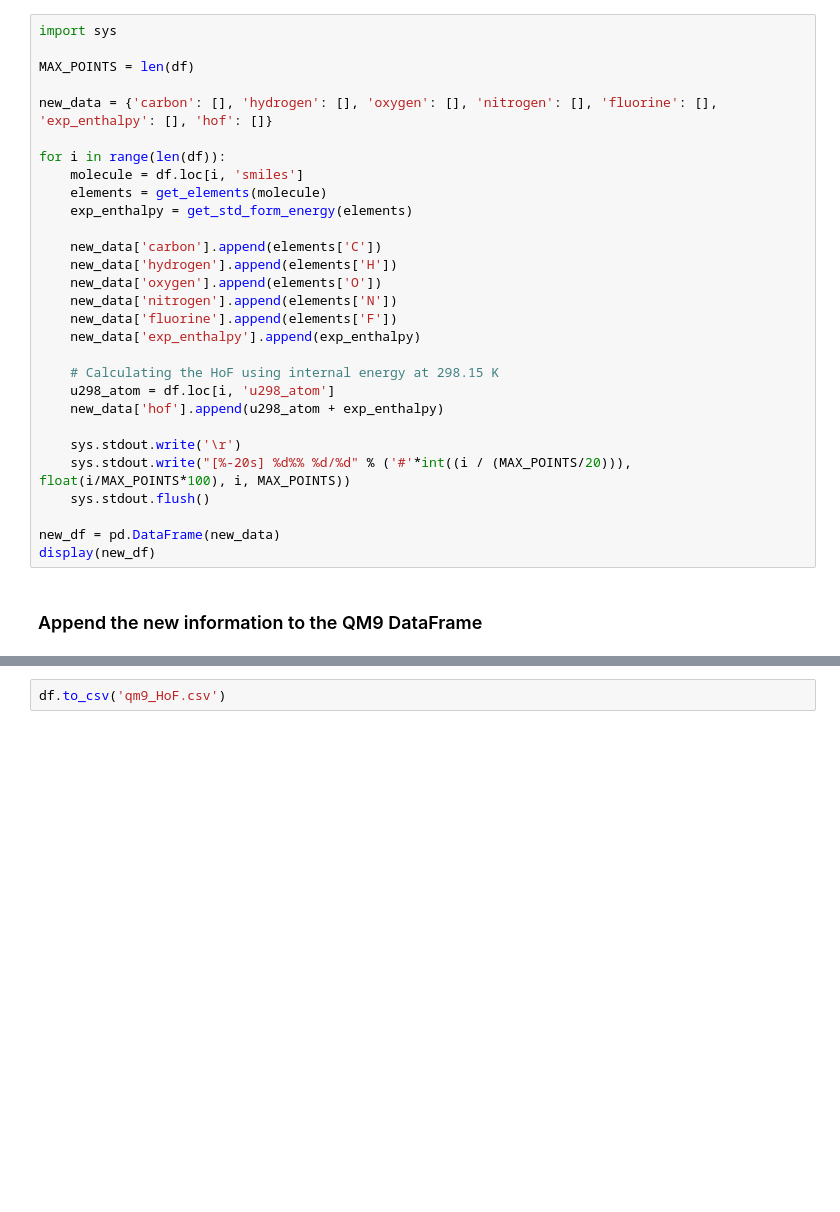
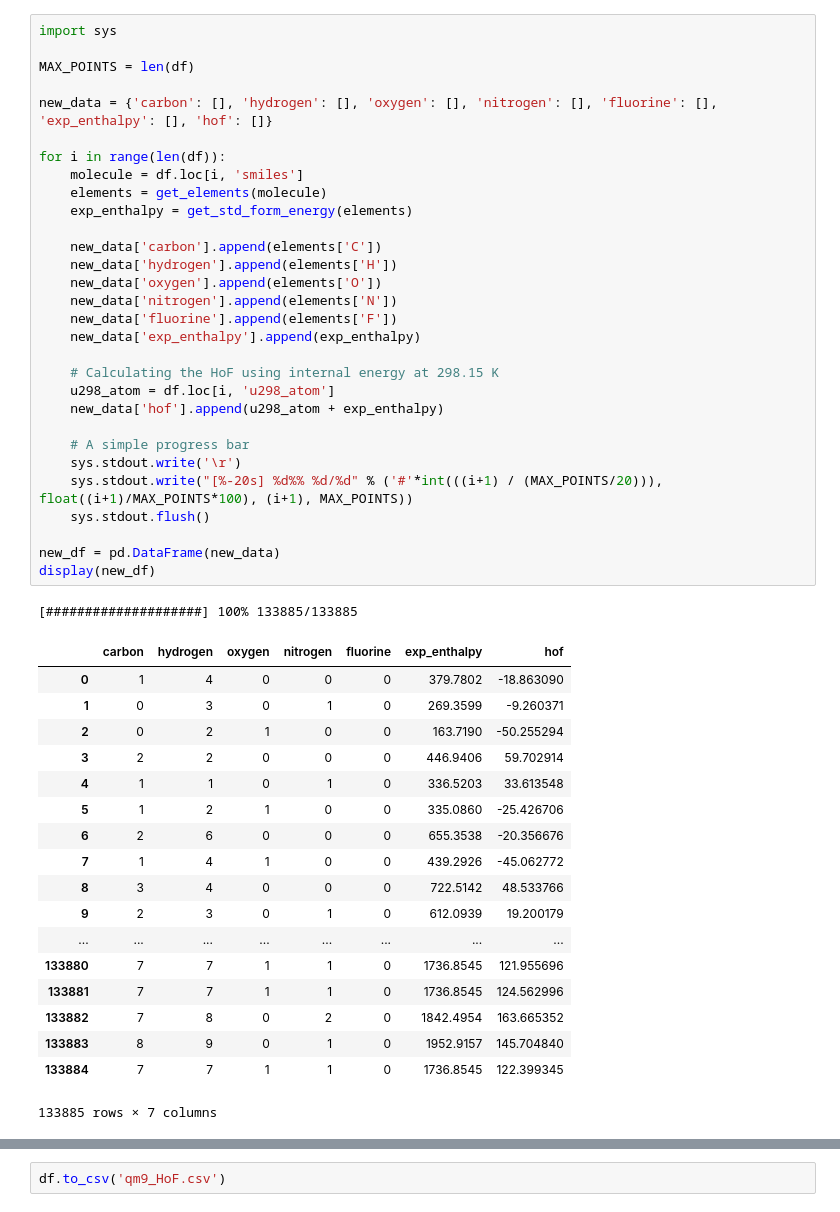
Before and after one commit to PratyushAvi/heat-of-formation-qm9, a Jupyter notebook: qm9-heat-of-formation.ipynb, the cells around one changed output, grey strips where cells are left out. Cells and saved outputs as stored; diff of their text form; blank space fills up the shorter version.

```diff
--- a/qm9-heat-of-formation.ipynb
+++ b/qm9-heat-of-formation.ipynb
@@ -77,31 +164,50 @@ Equation used to calculate the Heat of Formation: ∆fH°(CmHn; 298 K)&nbsp;)&nb
 # %%
 import sys
 
 MAX_POINTS = len(df)
 
 new_data = {'carbon': [], 'hydrogen': [], 'oxygen': [], 'nitrogen': [], 'fluorine': [], 'exp_enthalpy': [], 'hof': []}
 
 for i in range(len(df)):
     molecule = df.loc[i, 'smiles']
     elements = get_elements(molecule)
     exp_enthalpy = get_std_form_energy(elements)
 
     new_data['carbon'].append(elements['C'])
     new_data['hydrogen'].append(elements['H'])
     new_data['oxygen'].append(elements['O'])
     new_data['nitrogen'].append(elements['N'])
     new_data['fluorine'].append(elements['F'])
     new_data['exp_enthalpy'].append(exp_enthalpy)
 
     # Calculating the HoF using internal energy at 298.15 K
     u298_atom = df.loc[i, 'u298_atom']
     new_data['hof'].append(u298_atom + exp_enthalpy)
 
+    # A simple progress bar
     sys.stdout.write('\r')
-    sys.stdout.write("[%-20s] %d%% %d/%d" % ('#'*int((i / (MAX_POINTS/20))), float(i/MAX_POINTS*100), i, MAX_POINTS))
+    sys.stdout.write("[%-20s] %d%% %d/%d" % ('#'*int(((i+1) / (MAX_POINTS/20))), float((i+1)/MAX_POINTS*100), (i+1), MAX_POINTS))
     sys.stdout.flush()
 
 new_df = pd.DataFrame(new_data)
 display(new_df)
+# %% [output]
+[####################] 100% 133885/133885
+|  | carbon | hydrogen | oxygen | nitrogen | fluorine | exp_enthalpy | hof |
+| 0 | 1 | 4 | 0 | 0 | 0 | 379.7802 | -18.863090 |
+| 1 | 0 | 3 | 0 | 1 | 0 | 269.3599 | -9.260371 |
+| 2 | 0 | 2 | 1 | 0 | 0 | 163.7190 | -50.255294 |
+| 3 | 2 | 2 | 0 | 0 | 0 | 446.9406 | 59.702914 |
+| 4 | 1 | 1 | 0 | 1 | 0 | 336.5203 | 33.613548 |
+| 5 | 1 | 2 | 1 | 0 | 0 | 335.0860 | -25.426706 |
+| 6 | 2 | 6 | 0 | 0 | 0 | 655.3538 | -20.356676 |
+| 7 | 1 | 4 | 1 | 0 | 0 | 439.2926 | -45.062772 |
+| 8 | 3 | 4 | 0 | 0 | 0 | 722.5142 | 48.533766 |
+| 9 | 2 | 3 | 0 | 1 | 0 | 612.0939 | 19.200179 |
+| ... | ... | ... | ... | ... | ... | ... | ... |
+| 133880 | 7 | 7 | 1 | 1 | 0 | 1736.8545 | 121.955696 |
+| 133881 | 7 | 7 | 1 | 1 | 0 | 1736.8545 | 124.562996 |
+| 133882 | 7 | 8 | 0 | 2 | 0 | 1842.4954 | 163.665352 |
+| 133883 | 8 | 9 | 0 | 1 | 0 | 1952.9157 | 145.704840 |
+| 133884 | 7 | 7 | 1 | 1 | 0 | 1736.8545 | 122.399345 |
+133885 rows × 7 columns
-# %% [markdown]
-### Append the new information to the QM9 DataFrame
```
Also changed, not shown: parts of 35 cells of this notebook.
